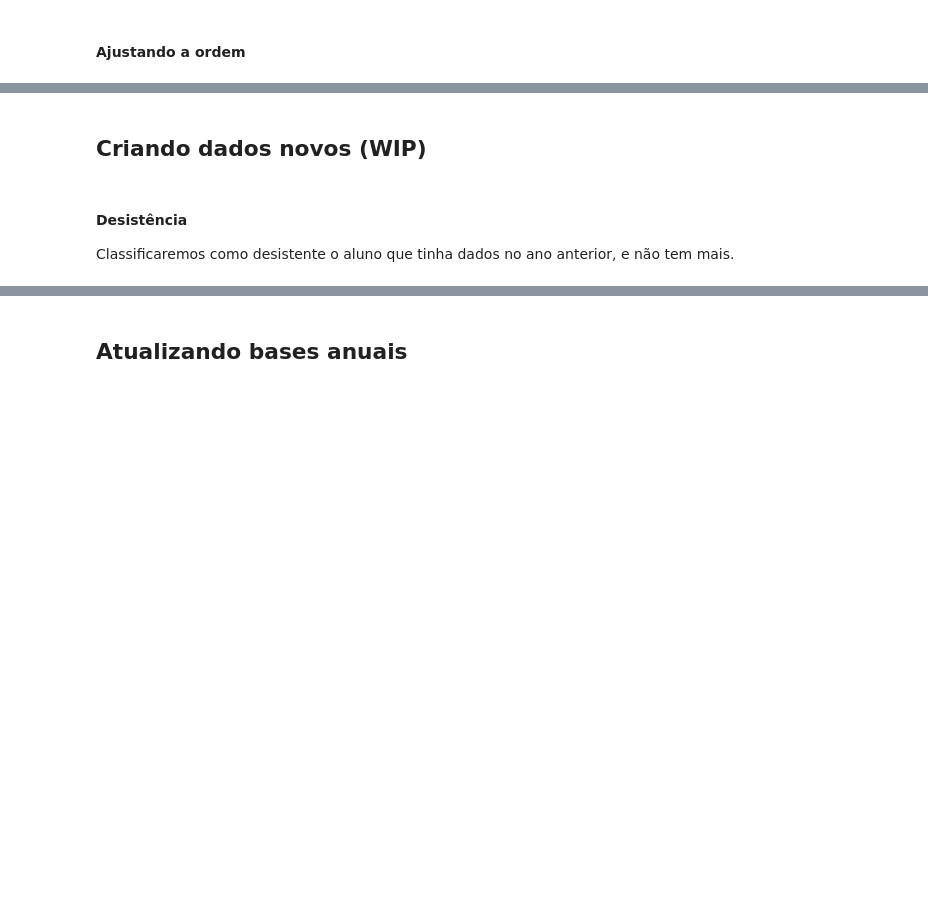
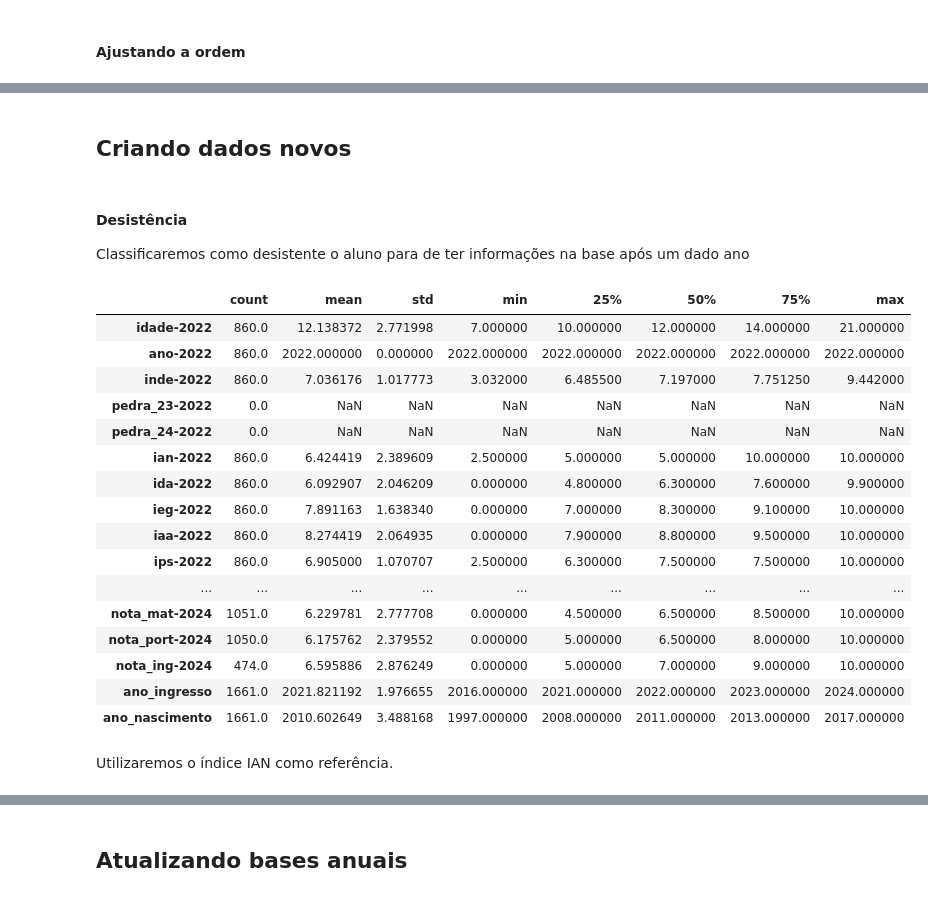
Before and after one commit to victoria-menezes/fiap-data-analytics-DATATHON, a Jupyter notebook: notebook.ipynb, the cells around one changed output, grey strips where cells are left out. Saved outputs shown, nothing was run; the diff lists cells and outputs as text; code cells hidden in the pictures; blank space fills up the shorter version.

```diff
--- a/notebook.ipynb
+++ b/notebook.ipynb
@@ -1553,3 +1535,3 @@ current_order
 # %%
-df = df[current_order]
-df
+# df = df[current_order]
+# df.head(3)
@@ -1571,5 +1538,27 @@ df
 # %% [markdown]
-## Criando dados novos (WIP)
+## Criando dados novos
 # %% [markdown]
 #### Desistência
-Classificaremos como desistente o aluno que tinha dados no ano anterior, e não tem mais.
+Classificaremos como desistente o aluno para de ter informações na base após um dado ano
+# %%
+df.describe().T
+# %% [output]
+|  | count | mean | std | min | 25% | 50% | 75% | max |
+| idade-2022 | 860.0 | 12.138372 | 2.771998 | 7.000000 | 10.000000 | 12.000000 | 14.000000 | 21.000000 |
+| ano-2022 | 860.0 | 2022.000000 | 0.000000 | 2022.000000 | 2022.000000 | 2022.000000 | 2022.000000 | 2022.000000 |
+| inde-2022 | 860.0 | 7.036176 | 1.017773 | 3.032000 | 6.485500 | 7.197000 | 7.751250 | 9.442000 |
+| pedra_23-2022 | 0.0 | NaN | NaN | NaN | NaN | NaN | NaN | NaN |
+| pedra_24-2022 | 0.0 | NaN | NaN | NaN | NaN | NaN | NaN | NaN |
+| ian-2022 | 860.0 | 6.424419 | 2.389609 | 2.500000 | 5.000000 | 5.000000 | 10.000000 | 10.000000 |
+| ida-2022 | 860.0 | 6.092907 | 2.046209 | 0.000000 | 4.800000 | 6.300000 | 7.600000 | 9.900000 |
+| ieg-2022 | 860.0 | 7.891163 | 1.638340 | 0.000000 | 7.000000 | 8.300000 | 9.100000 | 10.000000 |
+| iaa-2022 | 860.0 | 8.274419 | 2.064935 | 0.000000 | 7.900000 | 8.800000 | 9.500000 | 10.000000 |
+| ips-2022 | 860.0 | 6.905000 | 1.070707 | 2.500000 | 6.300000 | 7.500000 | 7.500000 | 10.000000 |
+| ... | ... | ... | ... | ... | ... | ... | ... | ... |
+| nota_mat-2024 | 1051.0 | 6.229781 | 2.777708 | 0.000000 | 4.500000 | 6.500000 | 8.500000 | 10.000000 |
+| nota_port-2024 | 1050.0 | 6.175762 | 2.379552 | 0.000000 | 5.000000 | 6.500000 | 8.000000 | 10.000000 |
+| nota_ing-2024 | 474.0 | 6.595886 | 2.876249 | 0.000000 | 5.000000 | 7.000000 | 9.000000 | 10.000000 |
+| ano_ingresso | 1661.0 | 2021.821192 | 1.976655 | 2016.000000 | 2021.000000 | 2022.000000 | 2023.000000 | 2024.000000 |
+| ano_nascimento | 1661.0 | 2010.602649 | 3.488168 | 1997.000000 | 2008.000000 | 2011.000000 | 2013.000000 | 2017.000000 |
+# %% [markdown]
+Utilizaremos o índice IAN como referência.
```
Also changed, not shown: parts of 52 cells of this notebook.
